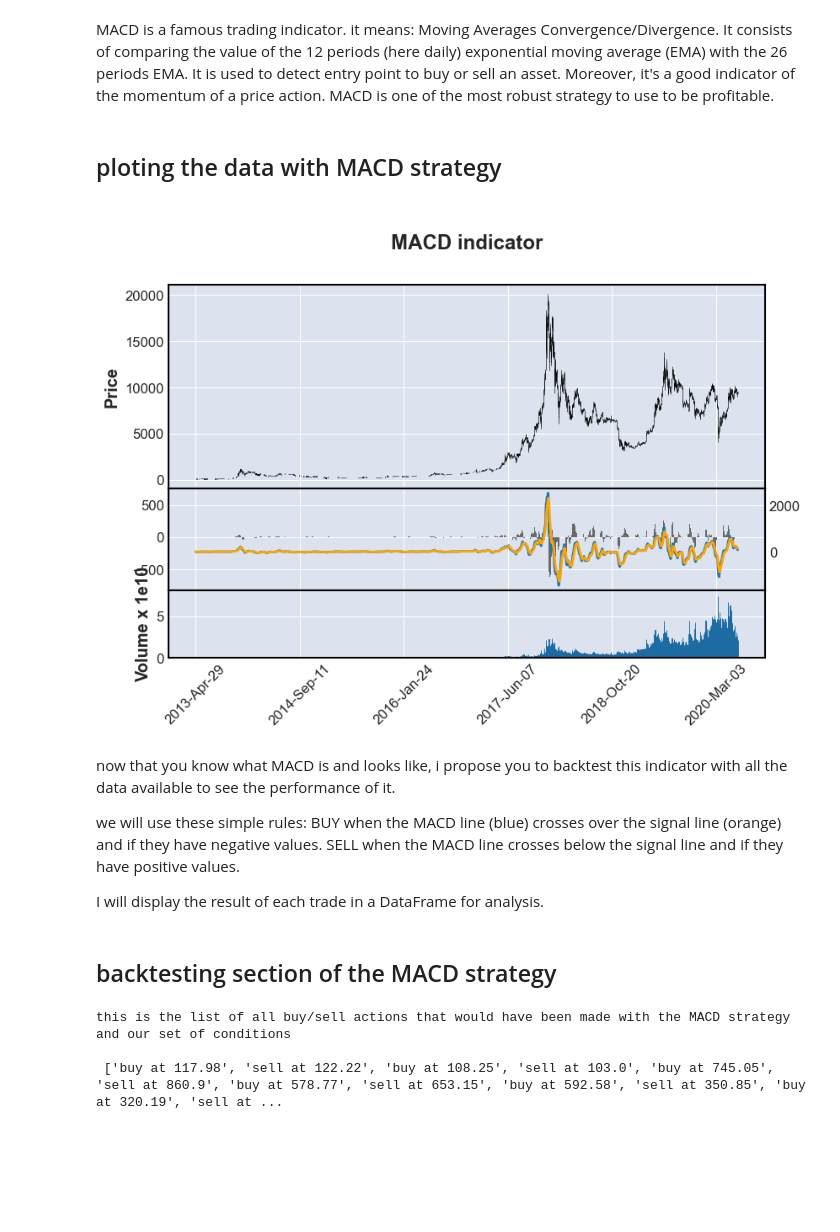
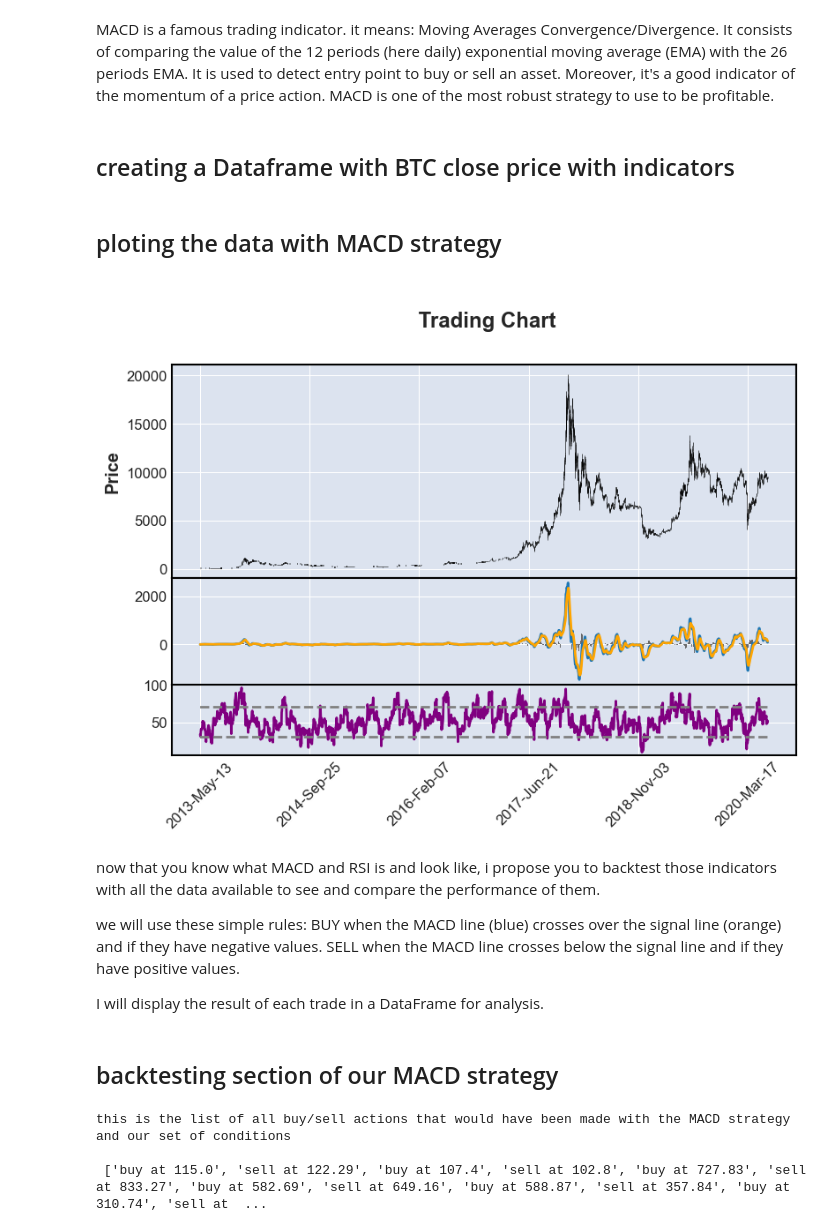
Before and after one commit to austinekrash/crypto_bot, a Jupyter notebook: trading_bot_and_backtest.ipynb, the cells around one changed output. Saved outputs shown, nothing was run; the diff lists cells and outputs as text; code cells hidden in the pictures; blank space fills up the shorter version.

```diff
--- a/trading_bot_and_backtest.ipynb
+++ b/trading_bot_and_backtest.ipynb
@@ -59,9 +59,13 @@ signal    = macd.ewm(span=9, adjust=False).mean()
 histogram = macd - signal
 
 
-apds = [
-        mpf.make_addplot(histogram,type='bar',width=0.7,panel=1,
+indicators = [
+        mpf.make_addplot(histogram.iloc[14:],type='bar',width=0.7,panel=1,
                          color='dimgray',alpha=1,secondary_y=False),
-        mpf.make_addplot(macd,panel=1,secondary_y=True),
-        mpf.make_addplot(signal,panel=1,color='orange',secondary_y=True),
-       ]
+        mpf.make_addplot(macd.iloc[14:],panel=1,secondary_y=False),
+        mpf.make_addplot(signal.iloc[14:],panel=1,color='orange',secondary_y=False),
+        mpf.make_addplot(rsi_list, panel=2, color='purple', secondary_y=False),
+        mpf.make_addplot(np.array([70 for i in range(len(rsi_list))]),linestyle='--', panel=2, color='grey', secondary_y=False),
+        mpf.make_addplot(np.array([30 for i in range(len(rsi_list))]),linestyle='--', panel=2, color='grey', secondary_y=False)]
+# %% [markdown]
+## creating a Dataframe with BTC close price with indicators
@@ -68,13 +78,12 @@ apds = [
 # %% [markdown]
 ## ploting the data with MACD strategy
 # %%
-mpf.plot(df,type='candle',addplot=apds,figscale=1.1,figratio=(8,5),title='\nMACD indicator',
-         volume=True,volume_panel=2,panel_ratios=(6,3,2))
+mpf.plot(df.iloc[14:, :],type='candle', addplot=indicators, figscale=1.1,figratio=(8,5),title='\n Trading Chart',panel_ratios=(6,3,2))
 plt.show()
 # %% [output]
-[figure, old version]
+[figure, new version]
 # %% [markdown]
-now that you know what MACD is and looks like, i propose you to backtest this indicator with all the data available to see the performance of it.
+now that you know what MACD and RSI is and look like, i propose you to backtest those indicators with all the data available to see and compare the performance of them.
 
 we will use these simple rules:
 BUY when the MACD line (blue) crosses over the signal line (orange) and if they have negative values.
@@ -82,19 +91,17 @@ SELL when the MACD line crosses below the signal line and if they have positive
 
 I will display the result of each trade in a DataFrame for analysis.
 # %% [markdown]
-## backtesting section of the MACD strategy
+## backtesting section of our MACD strategy
 # %%
-
-
 cursor = 1
-buy_sell_list = []
+buy_sell_list_macd = []
 
 while cursor < len(df) - 1:
     try:
         while np.sign(histogram.iloc[cursor]) == -1 and signal.iloc[cursor] < 0:
             cursor += 1
 
-        buy_sell_list.append(f"buy at {close_prices.iloc[cursor]}")
+        buy_sell_list_macd.append(f"buy at {close_prices.iloc[cursor -1]}")
 
         while signal.iloc[cursor] < 0:
             cursor += 1
@@ -102,7 +109,7 @@ while cursor < len(df) - 1:
         while np.sign(histogram.iloc[cursor]) == 1:
             cursor += 1
 
-        buy_sell_list.append(f"sell at {close_prices.iloc[cursor]}")
+        buy_sell_list_macd.append(f"sell at {close_prices.iloc[cursor- 1]}")
 
         while signal.iloc[cursor] > 0:
             cursor += 1
@@ -110,9 +117,9 @@ while cursor < len(df) - 1:
     except IndexError:
         break
 
-print("this is the list of all buy/sell actions that would have been made with the MACD strategy and our set of conditions\n \n",  buy_sell_list)
+print("this is the list of all buy/sell actions that would have been made with the MACD strategy and our set of conditions\n \n",  buy_sell_list_macd)
 # %% [output]
 this is the list of all buy/sell actions that would have been made with the MACD strategy and our set of conditions
 
- ['buy at 117.98', 'sell at 122.22', 'buy at 108.25', 'sell at 103.0', 'buy at 745.05', 'sell at 860.9', 'buy at 578.77', 'sell at 653.15', 'buy at 592.58', 'sell at 350.85', 'buy at 320.19', 'sell at ...
+ ['buy at 115.0', 'sell at 122.29', 'buy at 107.4', 'sell at 102.8', 'buy at 727.83', 'sell at 833.27', 'buy at 582.69', 'sell at 649.16', 'buy at 588.87', 'sell at 357.84', 'buy at 310.74', 'sell at  ...
 # %% [markdown]
```
Also changed, not shown: parts of 9 cells of this notebook.
